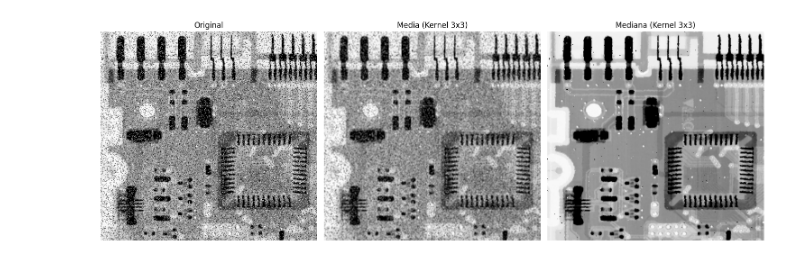
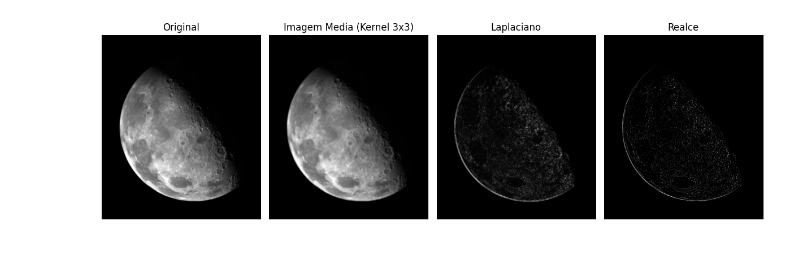
Before and after one commit to laerteluizf/Proc_Imagens_2025_2, a Jupyter notebook: Proc_Imagens_3_Tarefa_7.ipynb, the cells around one changed output. Cells and saved outputs as stored; diff of their text form; code cells hidden in the pictures.

```diff
--- a/Proc_Imagens_3_Tarefa_7.ipynb
+++ b/Proc_Imagens_3_Tarefa_7.ipynb
@@ -21,25 +21,35 @@ def aplicar_sal_pimenta(imagem, tamanho_kernel):
   # Filtro da média
   media = cv2.blur(imagem, (tamanho_kernel,tamanho_kernel))
 
-  mediana = cv2.medianBlur(imagem, tamanho_kernel)
 
+  # Filtro Laplaciano (realce de bordas)
+  laplaciano = cv2.Laplacian(imagem, cv2.CV_64F)
+  laplaciano = cv2.convertScaleAbs(laplaciano)
+
+  # Realce por subtração (original - média)
+  realce = cv2.subtract(imagem, media)
 
   # Mostrar os resultados
-  plt.figure(figsize=(15,5))
+  plt.figure(figsize=(12,6))
 
-  plt.subplot(1,3,1)
+  plt.subplot(1,4,1)
   plt.imshow(imagem, cmap='gray')
   plt.title("Original")
   plt.axis('off')
 
-  plt.subplot(1,3,2)
+  plt.subplot(1,4,2)
   plt.imshow(media, cmap='gray')
-  plt.title(f'Media (Kernel {tamanho_kernel}x{tamanho_kernel})')
+  plt.title(f'Imagem Media (Kernel {tamanho_kernel}x{tamanho_kernel})')
   plt.axis('off')
 
-  plt.subplot(1,3,3)
-  plt.imshow(mediana, cmap='gray')
-  plt.title(f'Mediana (Kernel {tamanho_kernel}x{tamanho_kernel})')
+  plt.subplot(1,4,3)
+  plt.imshow(laplaciano, cmap='gray')
+  plt.title("Laplaciano")
+  plt.axis('off')
+
+  plt.subplot(1,4,4)
+  plt.imshow(realce, cmap='gray')
+  plt.title("Realce")
   plt.axis('off')
 
   plt.tight_layout()
@@ -47,12 +57,12 @@ def aplicar_sal_pimenta(imagem, tamanho_kernel):
 # %%
 # --- Execução do programa ---
 
-caminho_imgagem = '/content/drive/MyDrive/Proc de Imagens 2025 2/Atividade 6/FIG033~3.TIF'
+caminho_imgagem = '/content/drive/MyDrive/Proc de Imagens 2025 2/Atividade 6/FIG033~4.TIF'
 
 imagem_ori = cv2.imread(caminho_imgagem, cv2.COLOR_BGR2GRAY)
 
 tamanho_kernel = 3
 
 aplicar_sal_pimenta(imagem_ori, tamanho_kernel)
 # %% [output]
-[figure, old version]
+[figure, new version]
```
